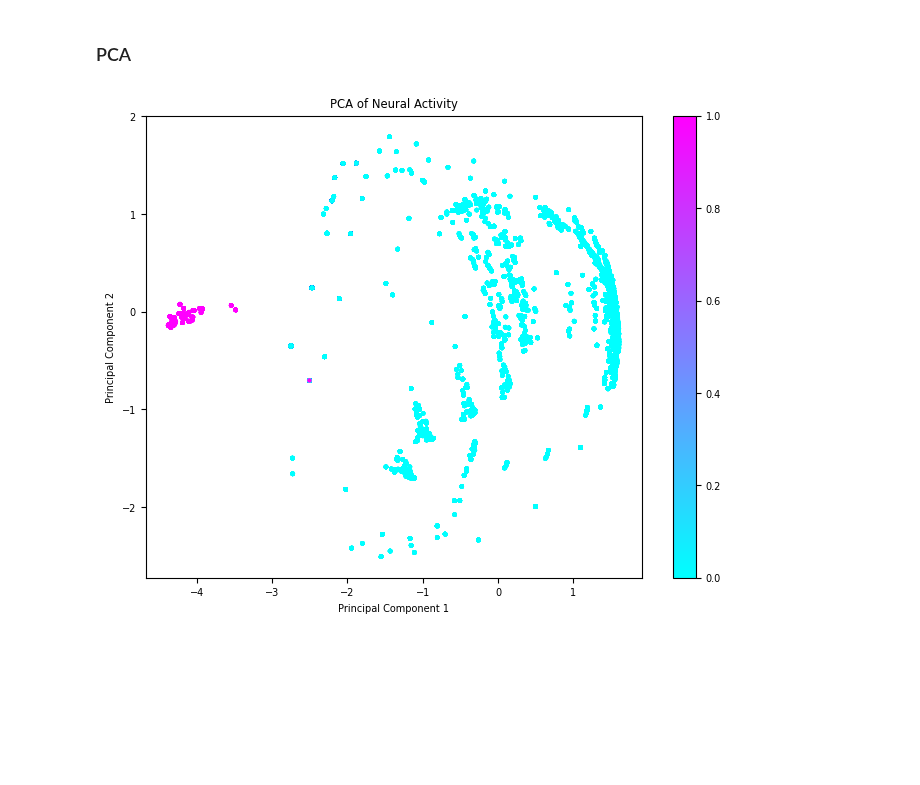
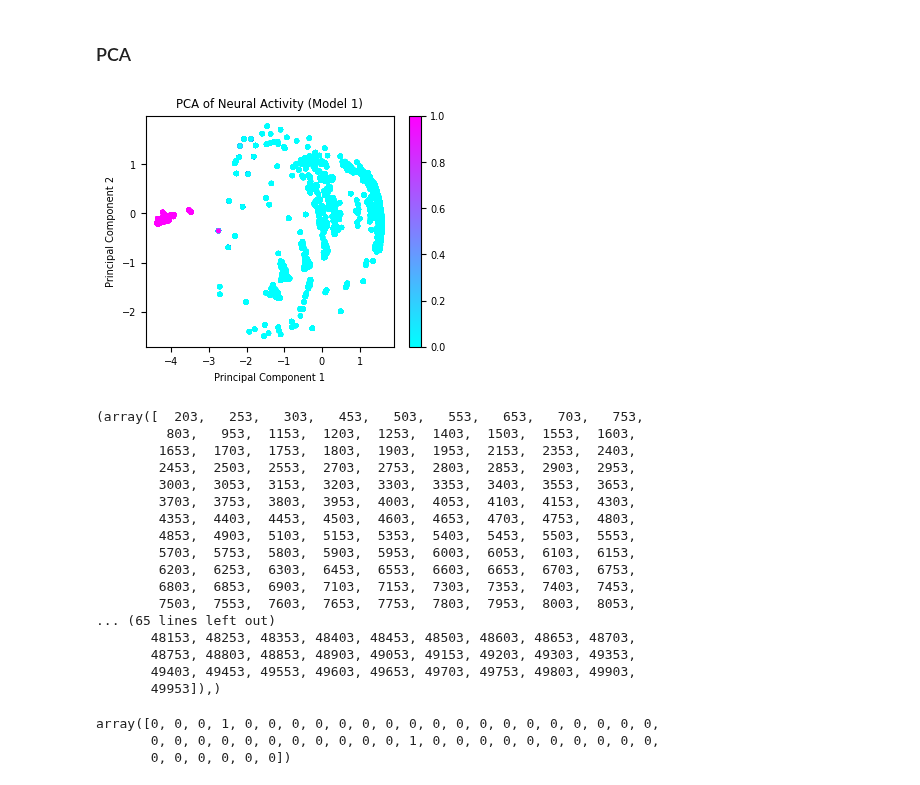
Before and after one commit to adampotton/Cognitive_AI_CW, a Jupyter notebook: Q2A_LSTM.ipynb, the cells around one changed output. Saved outputs shown, nothing was run; the diff lists cells and outputs as text; code cells hidden in the pictures; blank space fills up the shorter version.

```diff
--- a/Q2A_LSTM.ipynb
+++ b/Q2A_LSTM.ipynb
@@ -238,24 +238,51 @@ Test Accuracy: 1.0
 # %%
 from sklearn.decomposition import PCA
 import matplotlib.pyplot as plt
 plt.rcParams['font.family'] = 'sans-serif'
 plt.rcParams['font.sans-serif'] = ['DejaVu Sans']
 
 activity = np.vstack(all_activity)
 labels = np.concatenate(all_labels)
 
 num_trials, seq_len, num_features = activity.shape
 activity = activity.reshape(num_trials, seq_len * num_features)
 
 pca = PCA(n_components=2)
 pca_result = pca.fit_transform(activity)
 
-plt.figure(figsize=(8, 6))
-plt.scatter(pca_result[:, 0], pca_result[:, 1], c=all_labels, cmap='cool' ,s=5)
+plt.figure(figsize=(4, 3))
+plt.scatter(pca_result[:, 0], pca_result[:, 1], c=labels, cmap='cool' ,s=7)
 plt.colorbar()  # Color by test labels
-plt.title('PCA of Neural Activity')
+plt.title('PCA of Neural Activity (Model 1)')
 plt.xlabel('Principal Component 1')
 plt.ylabel('Principal Component 2')
 plt.show()
 # %% [output]
-[figure, old version]
+[figure, new version]
+# %%
+ones = labels == 1
+pc1_ones = pca_result[ones, 0]
+print(np.where(pca_result[:,0] == max(pc1_ones)))
+
+all_labels[5]
+# %% [output]
+(array([  203,   253,   303,   453,   503,   553,   653,   703,   753,
+         803,   953,  1153,  1203,  1253,  1403,  1503,  1553,  1603,
+        1653,  1703,  1753,  1803,  1903,  1953,  2153,  2353,  2403,
+        2453,  2503,  2553,  2703,  2753,  2803,  2853,  2903,  2953,
+        3003,  3053,  3153,  3203,  3303,  3353,  3403,  3553,  3653,
+        3703,  3753,  3803,  3953,  4003,  4053,  4103,  4153,  4303,
+        4353,  4403,  4453,  4503,  4603,  4653,  4703,  4753,  4803,
+        4853,  4903,  5103,  5153,  5353,  5403,  5453,  5503,  5553,
+        5703,  5753,  5803,  5903,  5953,  6003,  6053,  6103,  6153,
+        6203,  6253,  6303,  6453,  6553,  6603,  6653,  6703,  6753,
+        6803,  6853,  6903,  7103,  7153,  7303,  7353,  7403,  7453,
+        7503,  7553,  7603,  7653,  7753,  7803,  7953,  8003,  8053,
+... (65 lines left out)
+       48153, 48253, 48353, 48403, 48453, 48503, 48603, 48653, 48703,
+       48753, 48803, 48853, 48903, 49053, 49153, 49203, 49303, 49353,
+       49403, 49453, 49553, 49603, 49653, 49703, 49753, 49803, 49903,
+       49953]),)
+array([0, 0, 0, 1, 0, 0, 0, 0, 0, 0, 0, 0, 0, 0, 0, 0, 0, 0, 0, 0, 0, 0,
+       0, 0, 0, 0, 0, 0, 0, 0, 0, 0, 0, 1, 0, 0, 0, 0, 0, 0, 0, 0, 0, 0,
+       0, 0, 0, 0, 0, 0])
```
Also changed, not shown: parts of 1 cell of this notebook.
